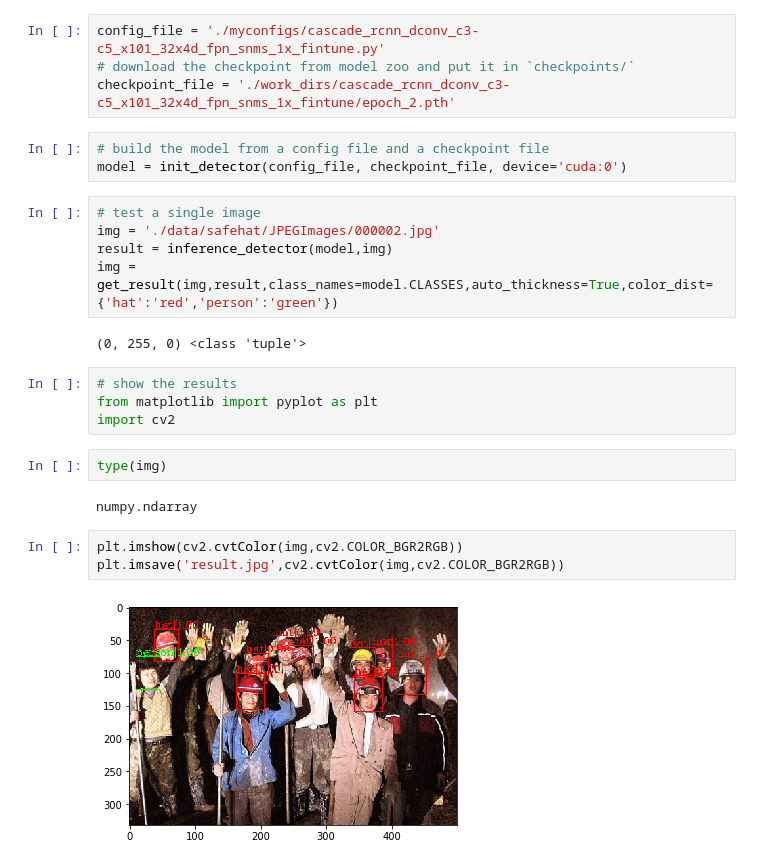
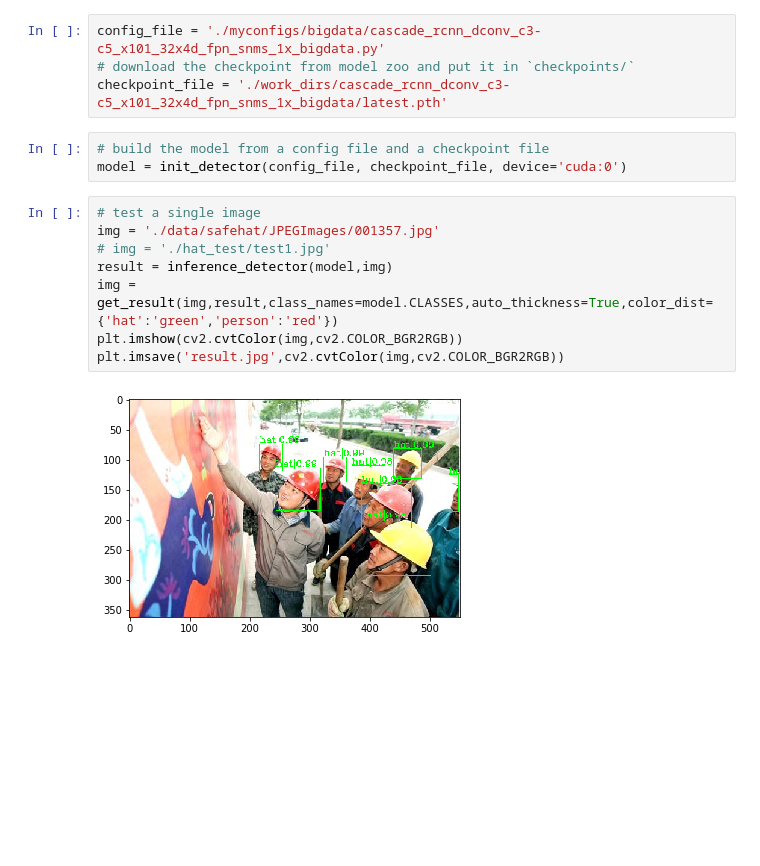
Before and after one commit to SDGLBL/mmdetection, a Jupyter notebook: inference_demo.ipynb, the cells around one changed output. Saved outputs shown, nothing was run; the diff lists cells and outputs as text; blank space fills up the shorter version.

```diff
--- a/inference_demo.ipynb
+++ b/inference_demo.ipynb
@@ -6,27 +7,17 @@ ImportError: cannot import name 'build_optimizer' from 'mmdet.core' (/home/lijie
 # %%
-config_file = './myconfigs/cascade_rcnn_dconv_c3-c5_x101_32x4d_fpn_snms_1x_fintune.py'
+config_file = './myconfigs/bigdata/cascade_rcnn_dconv_c3-c5_x101_32x4d_fpn_snms_1x_bigdata.py'
 # download the checkpoint from model zoo and put it in `checkpoints/`
-checkpoint_file = './work_dirs/cascade_rcnn_dconv_c3-c5_x101_32x4d_fpn_snms_1x_fintune/epoch_2.pth'
+checkpoint_file = './work_dirs/cascade_rcnn_dconv_c3-c5_x101_32x4d_fpn_snms_1x_bigdata/latest.pth'
 # %%
 # build the model from a config file and a checkpoint file
 model = init_detector(config_file, checkpoint_file, device='cuda:0')
 # %%
 # test a single image
-img = './data/safehat/JPEGImages/000002.jpg'
+img = './data/safehat/JPEGImages/001357.jpg'
+# img = './hat_test/test1.jpg'
 result = inference_detector(model,img)
-img = get_result(img,result,class_names=model.CLASSES,auto_thickness=True,color_dist={'hat':'red','person':'green'})
+img = get_result(img,result,class_names=model.CLASSES,auto_thickness=True,color_dist={'hat':'green','person':'red'})
+plt.imshow(cv2.cvtColor(img,cv2.COLOR_BGR2RGB))
+plt.imsave('result.jpg',cv2.cvtColor(img,cv2.COLOR_BGR2RGB))
 # %% [output]
-(0, 255, 0) <class 'tuple'>
+[figure, added]
-# %%
-# show the results
-from matplotlib import pyplot as plt
-import cv2
-# %%
-type(img)
-# %% [output]
-numpy.ndarray
-# %%
-plt.imshow(cv2.cvtColor(img,cv2.COLOR_BGR2RGB))
-plt.imsave('result.jpg',cv2.cvtColor(img,cv2.COLOR_BGR2RGB))
-# %% [output]
-[figure, removed]
```
Also changed, not shown: parts of 1 cell of this notebook, 6 other files.
